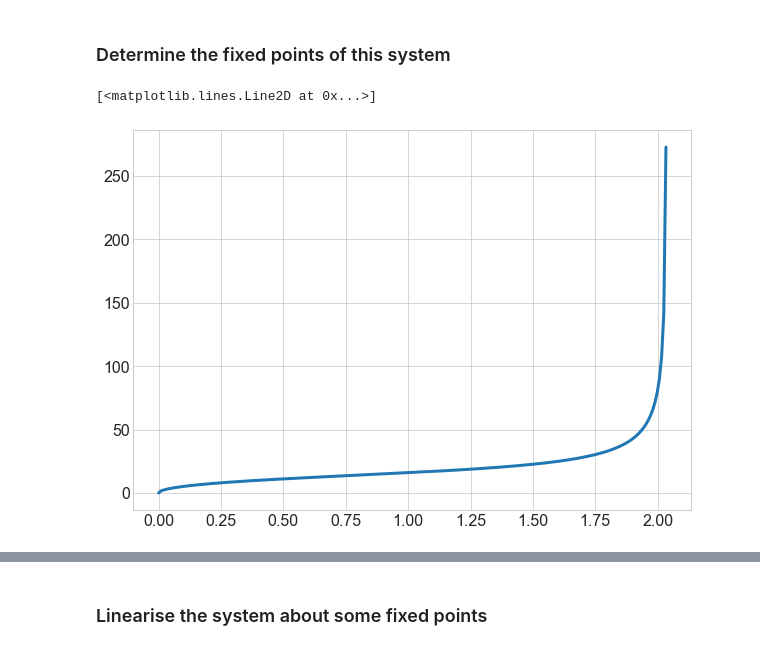
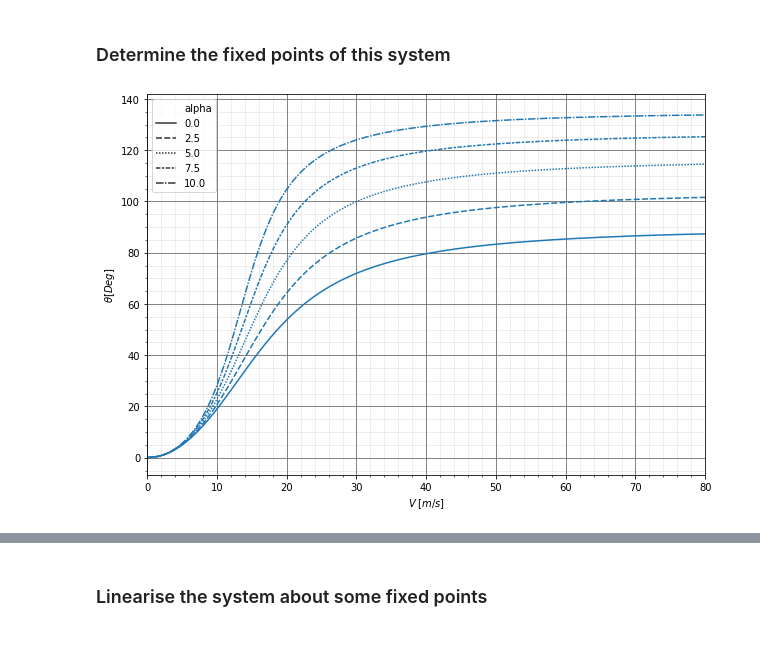
Before and after one commit to fh9g12/FwtModels, a Jupyter notebook: Workbooks/4_NLP-VS_aero_forces/5_lineariseTestCase.ipynb, the cells around one changed output, grey strips where cells are left out. Drawn from its saved outputs; the diff is of its cells as text; code cells hidden in the pictures.

```diff
--- a/Workbooks/4_NLP-VS_aero_forces/5_lineariseTestCase.ipynb
+++ b/Workbooks/4_NLP-VS_aero_forces/5_lineariseTestCase.ipynb
@@ -74,10 +74,31 @@ cruiseV = sm.CruiseAngleEqn(p,AeroForces)
-# %%
-thetas = np.linspace(0,np.pi,361)
-V,q1s = cruiseV(thetas)
-
-fig, axes = plt.subplots(1,1,figsize=(10,7))
-
-axes.plot(thetas,V)
-# %% [output]
-[<matplotlib.lines.Line2D at 0x...>]
-[figure, removed]
+# %%
+# create data for the cruise angle for 3 different root AoA
+thetas = np.linspace(0,np.pi,361)
+aoa = [0,2.5,5,7.5,10]
+df = pd.DataFrame()
+TestConditions = pd.DataFrame()
+funcs=[]
+
+TestConditions['theta'] = np.linspace(0,np.pi,361)
+for i in aoa:
+    mdf = TestConditions.copy()
+    mdf['alpha'] = i
+    p.alpha_r.value = np.deg2rad(i)
+    cruiseV = sm.CruiseAngleEqn(p,AeroForces)
+    funcs.append(cruiseV)
+    V,q1s = cruiseV(thetas)
+    mdf['V'] = V
+    mdf['q1_stat'] = q1s
+    df = df.append(mdf, sort=False)
+# %%
+# plot the data
+fig, axes = plt.subplots(1,1,figsize=(10,7))
+df[r'$\theta [Deg]$']= np.rad2deg(df['theta'])
+df[r'$V\; [m/s]$']= df['V']
+sns.lineplot(data=df,y=r'$\theta [Deg]$',x=r'$V\; [m/s]$',style='alpha',ax=axes)
+axes.set(xlim=(0,80))
+axes.grid(b=True, which='major', color='#666666', linestyle='-')
+axes.minorticks_on()
+axes.grid(b=True, which='minor', color='#999999', linestyle='-', alpha=0.2)
+# %% [output]
+[figure, added]
```
Also changed, not shown: parts of 14 cells of this notebook, 1 other file.
